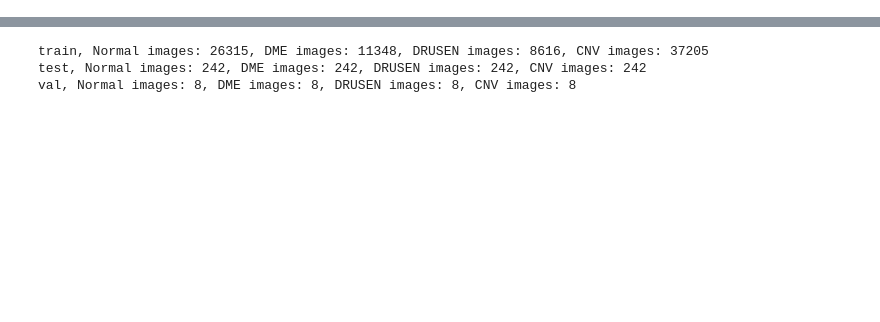
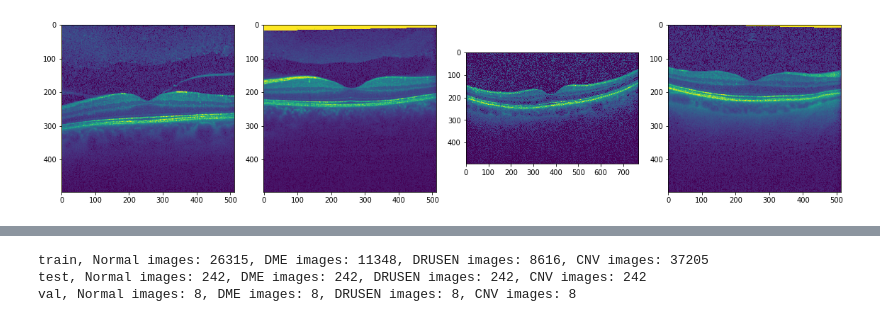
Before and after one commit to teoYQ/_iDisease, a Jupyter notebook: initial.ipynb, the cells around one changed output, grey strips where cells are left out. Cells and saved outputs as stored; diff of their text form; code cells hidden in the pictures; blank space fills up the shorter version.

```diff
--- a/initial.ipynb
+++ b/initial.ipynb
@@ -69,5 +71,7 @@ plot_imgs(test_normal_pth)
 # %%
-plot_imgs(test_dme_pth)
+plot_imgs(test_normal_pth)
+# %% [output]
+[figure, added]
 # %%
 def Images_details_Print_data(data, path):
     print(" ====== Images in: ", path)
```
Also changed, not shown: parts of 17 cells of this notebook, 4 other files.
